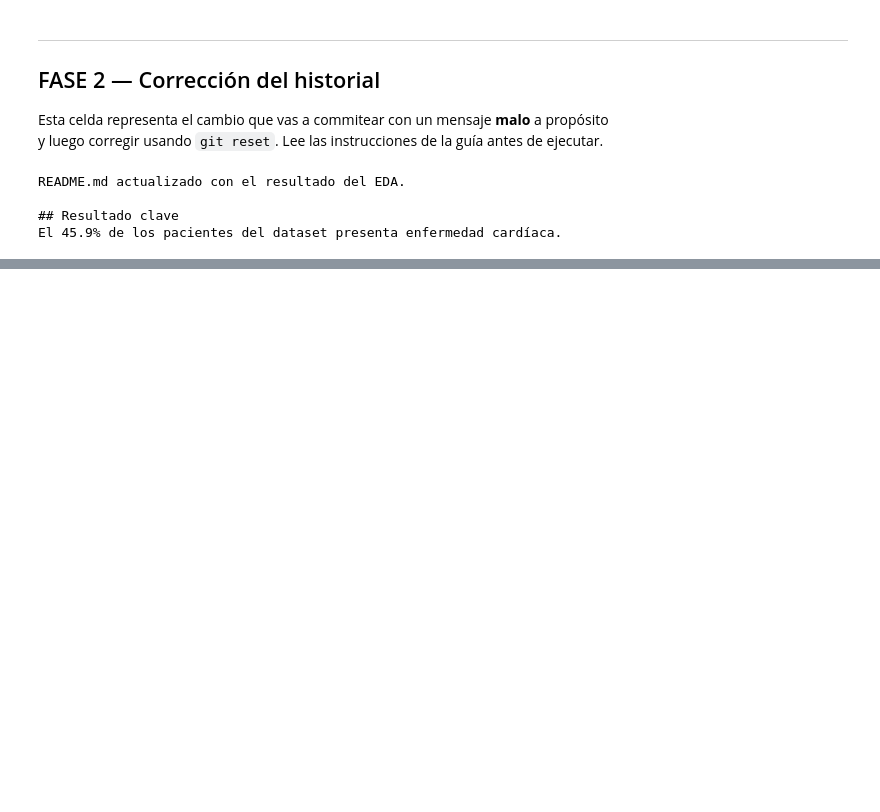
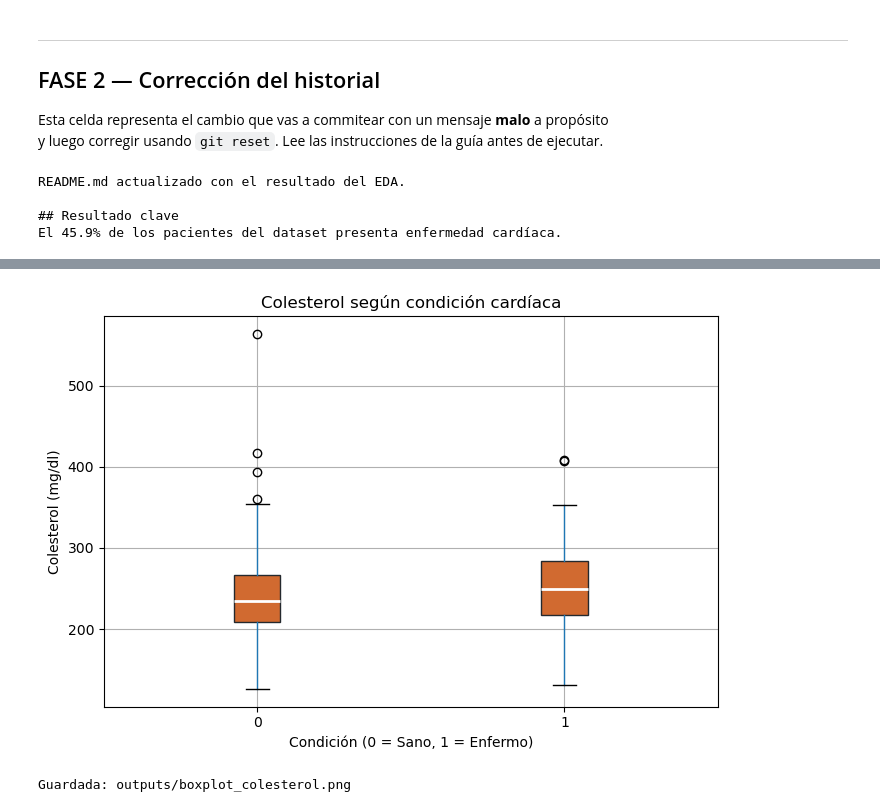
Before and after one commit to bernabe-ortega-tenezaca/proyecto_cardio, a Jupyter notebook: main.ipynb, the cells around one changed output, grey strips where cells are left out. Saved outputs shown, nothing was run; the diff lists cells and outputs as text; code cells hidden in the pictures; blank space fills up the shorter version.

Commit message:
feat: agregar boxplot de colesterol por condicion

```diff
--- a/main.ipynb
+++ b/main.ipynb
@@ -305,0 +312,20 @@ El 45.9% de los pacientes del dataset presenta enfermedad cardíaca.
+# %%
+df = pd.read_csv("data/heart_limpio.csv")
+
+# Figura 4 — Boxplot de colesterol por condición
+fig, ax = plt.subplots(figsize=(7, 5))
+df.boxplot(column="chol", by="enfermedad", ax=ax,
+           patch_artist=True,
+           boxprops=dict(facecolor="#d16a30", color="#24292e"),
+           medianprops=dict(color="white", linewidth=2))
+ax.set_title("Colesterol según condición cardíaca")
+ax.set_xlabel("Condición (0 = Sano, 1 = Enfermo)")
+ax.set_ylabel("Colesterol (mg/dl)")
+plt.suptitle("")
+plt.tight_layout()
+plt.savefig("outputs/boxplot_colesterol.png", dpi=100)
+plt.show()
+print("Guardada: outputs/boxplot_colesterol.png")
+# %% [output]
+[figure, added]
+Guardada: outputs/boxplot_colesterol.png
```
Also changed, not shown: parts of 1 cell of this notebook.
